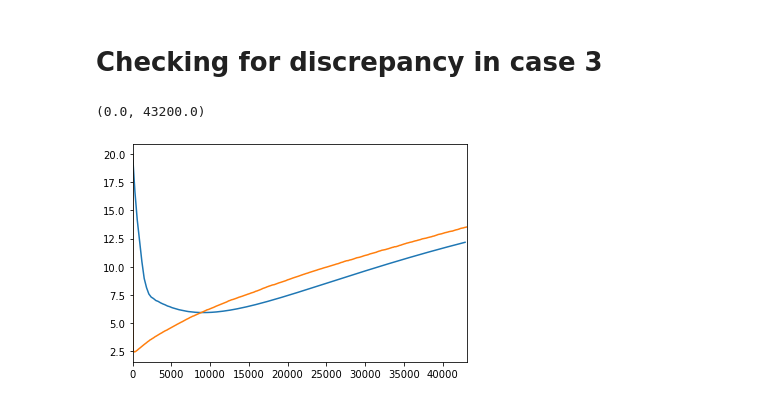
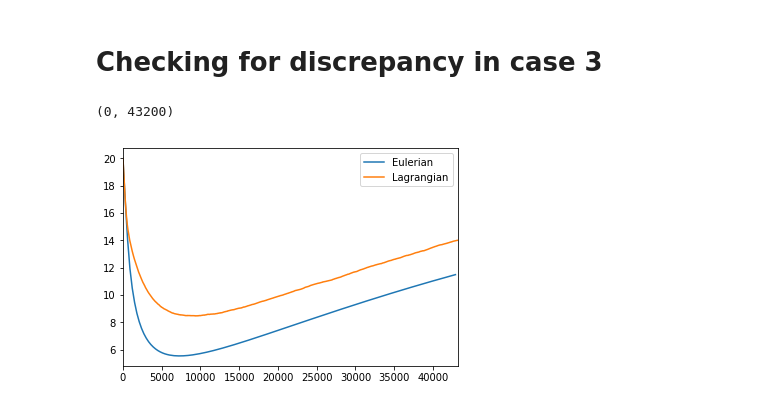
Before and after one commit to nordam/Eulerian-and-Lagrangian-methods, a Jupyter notebook: notebooks/Debugging.ipynb, the cells around one changed output. Saved outputs shown, nothing was run; the diff lists cells and outputs as text; code cells hidden in the pictures.

```diff
--- a/notebooks/Debugging.ipynb
+++ b/notebooks/Debugging.ipynb
@@ -612,13 +612,13 @@ plt.plot(old.T, '--')
 # %% [markdown]
 # Checking for discrepancy in case 3
 # %%
-tE, zE = np.loadtxt('../scripts/eulerian_z_mean.txt', delimiter = ',').T
-tL, zL = np.loadtxt('../scripts/lagrangian_z_mean.txt', delimiter = ',').T
+tE, zE = np.loadtxt('../scripts/z_eulerian.txt', delimiter = ',').T
+tL, zL = np.loadtxt('../scripts/z_lagrangian.txt', delimiter = ',').T
 # %%
-plt.plot(tE, zE)
-plt.plot(tL, zL)
-
+plt.plot(tE, zE, label = 'Eulerian')
+plt.plot(tL, zL, label = 'Lagrangian')
+plt.legend()
 plt.xlim(0, 12*3600)
 # %% [output]
-(0.0, 43200.0)
+(0, 43200)
-[figure, old version]
+[figure, new version]
```
Also changed, not shown: parts of 3 cells of this notebook, 3 other files.
